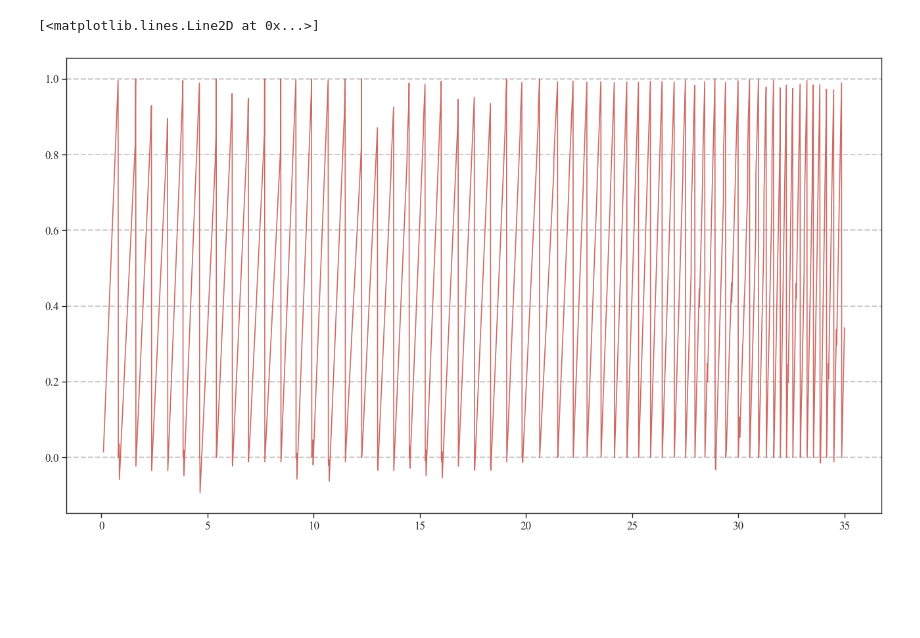
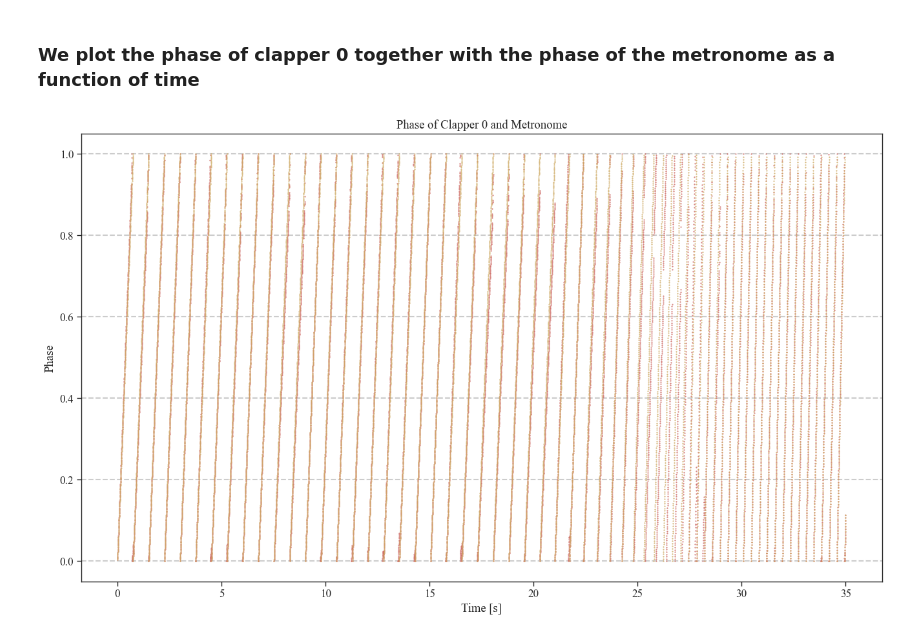
Before and after one commit to nielsdavidsen/Bachelor_2024, a Jupyter notebook: simulation_with_metronome.ipynb, the cells around one changed output. Cells and saved outputs as stored; diff of their text form; code cells hidden in the pictures; blank space fills up the shorter version.

```diff
--- a/simulation_with_metronome.ipynb
+++ b/simulation_with_metronome.ipynb
@@ -336,29 +575,24 @@ plt.show()
 # %%
-N=5
-w_init = np.random.normal(1.33, 0.1, N)
-x_init = np.zeros(N)
-t_clap_init = np.zeros(N)
-dt = 0.01
-
-
-
+np.random.seed(42)
+N=10
 tmax = 35
 threshold_l = 24
 threshold_h = 40
-bpm_l = 80
-bpm_h = 160
+bpm_init = 80
+bpm_final = 160
+dt = 0.0025
 
 
-w_sig_save, t_sig_save, x0_sig_save, avg_sig_save, w_met_sig_save, met_clap = sim_sig_metronome(x_init,
-                                                                                        w_init,
-                                                                                        t_clap_init,
+w_sig_save, t_sig_save, x0_sig_save, w_met_sig_save, met_clap, x_met = sim_metronome(
                                                                                         dt,
                                                                                         tmax,
                                                                                         threshold_l,
                                                                                         threshold_h,
-                                                                                        bpm_l,
-                                                                                        bpm_h,
+                                                                                        bpm_init,
+                                                                                        bpm_final,
                                                                                         sig=0.1,
                                                                                         eps=0.1,
-                                                                                        met_eps=0.6,
-                                                                                        N=N)
+                                                                                        met_eps=0.7,
+                                                                                        N=N
+
+                                                                                        )
@@ -383,9 +599,14 @@ w_sig_save, t_sig_save, x0_sig_save, avg_sig_save, w_met_sig_save, met_clap = si
-# %%
-
-fig_x0, ax_x0 = plt.subplots(dpi=100)
-
-t_linspace = np.linspace(0.1, tmax, len(x0_sig_save))
-ax_x0.plot(t_linspace, x0_sig_save, label='Clapper 0')
-# %% [output]
-[<matplotlib.lines.Line2D at 0x...>]
-[figure, removed]
+# %% [markdown]
+### We plot the phase of clapper 0 together with the phase of the metronome as a function of time
+# %%
+fig_x0, ax_x0 = plt.subplots(dpi=100)
+
+t_linspace = np.arange(0, tmax, dt)
+ax_x0.plot(t_linspace, x0_sig_save, label='Clapper 0', marker='.', ls='', markersize=1)
+ax_x0.plot(t_linspace, x_met, label='Metronome', marker='.', ls='', markersize=1)
+ax_x0.set(xlabel = 'Time [s]', ylabel = 'Phase', title = 'Phase of Clapper 0 and Metronome')
+#ax_x0.set_xlim(0,10)
+
+plt.show()
+# %% [output]
+[figure, added]
```
Also changed, not shown: parts of 14 cells of this notebook, 1 other file.
